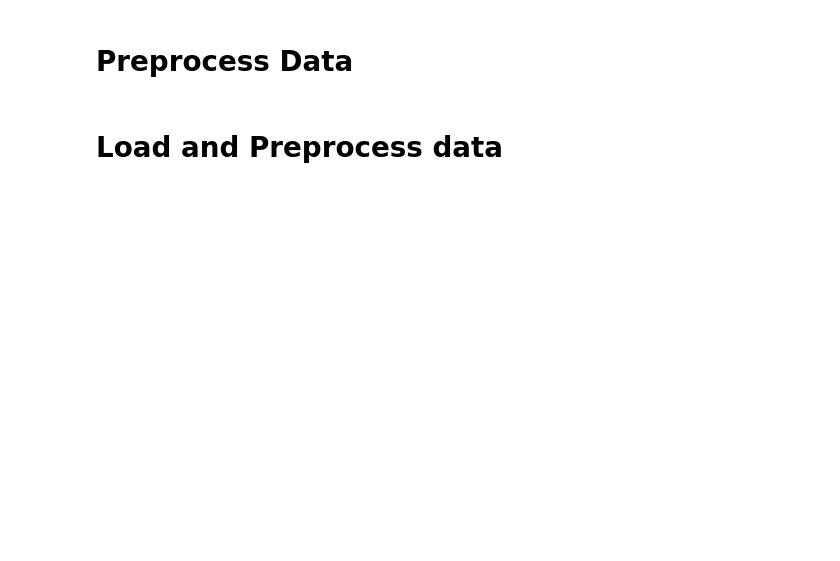
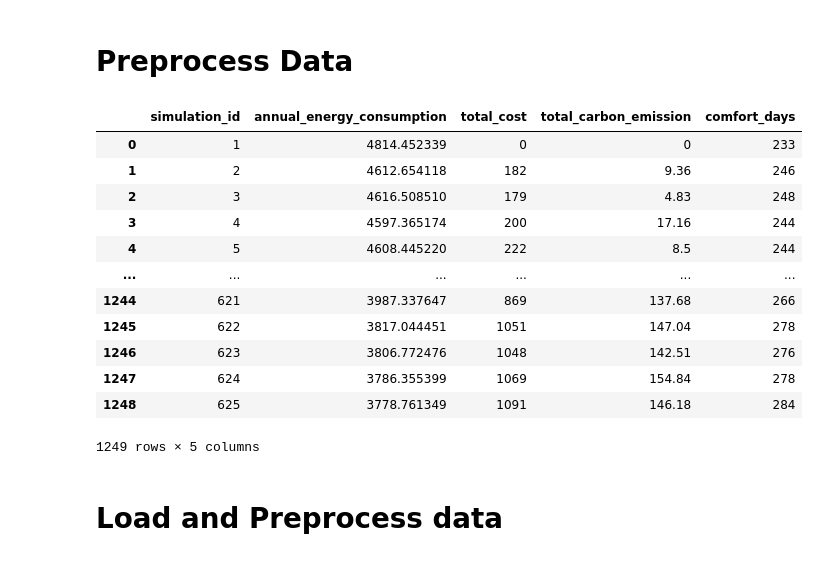
Before and after one commit to isabellalucchese/mtl, a Jupyter notebook: 0111_MTL_main.ipynb, the cells around one changed output. Drawn from its saved outputs; the diff is of its cells as text; code cells hidden in the pictures; blank space fills up the shorter version.

Commit message:
fix: Time horizons

```diff
--- a/0111_MTL_main.ipynb
+++ b/0111_MTL_main.ipynb
@@ -48,7 +48,7 @@ df_outputs = pd.DataFrame(columns=[SIMULATION_ID, ANNUAL_ENERGY_CONSUMPTION, TOT
 for time_horizon in TIME_HORIZONS:
     df = pd.read_csv(get_csv_file_path(time_horizon=time_horizon))
 
-    date_columns = [col for col in df.columns if col.startswith(f"{str(TIME_HORIZONS[0])}-")]
+    date_columns = [col for col in df.columns if col.startswith(f"{str(time_horizon)}-")]
 
     for simulation_id, group in df.groupby('Simulation ID'):
 
@@ -109,6 +109,22 @@ for time_horizon in TIME_HORIZONS:
                 COMFORT_DAYS: [comfort_days]
             })], ignore_index=True
         )
+# %%
+df_outputs
+# %% [output]
+|  | simulation_id | annual_energy_consumption | total_cost | total_carbon_emission | comfort_days |
+| 0 | 1 | 4814.452339 | 0 | 0 | 233 |
+| 1 | 2 | 4612.654118 | 182 | 9.36 | 246 |
+| 2 | 3 | 4616.508510 | 179 | 4.83 | 248 |
+| 3 | 4 | 4597.365174 | 200 | 17.16 | 244 |
+| 4 | 5 | 4608.445220 | 222 | 8.5 | 244 |
+| ... | ... | ... | ... | ... | ... |
+| 1244 | 621 | 3987.337647 | 869 | 137.68 | 266 |
+| 1245 | 622 | 3817.044451 | 1051 | 147.04 | 278 |
+| 1246 | 623 | 3806.772476 | 1048 | 142.51 | 276 |
+| 1247 | 624 | 3786.355399 | 1069 | 154.84 | 278 |
+| 1248 | 625 | 3778.761349 | 1091 | 146.18 | 284 |
+1249 rows × 5 columns
 # %% [markdown]
 # Load and Preprocess data
 # %%
```
Also changed, not shown: parts of 4 cells of this notebook.
